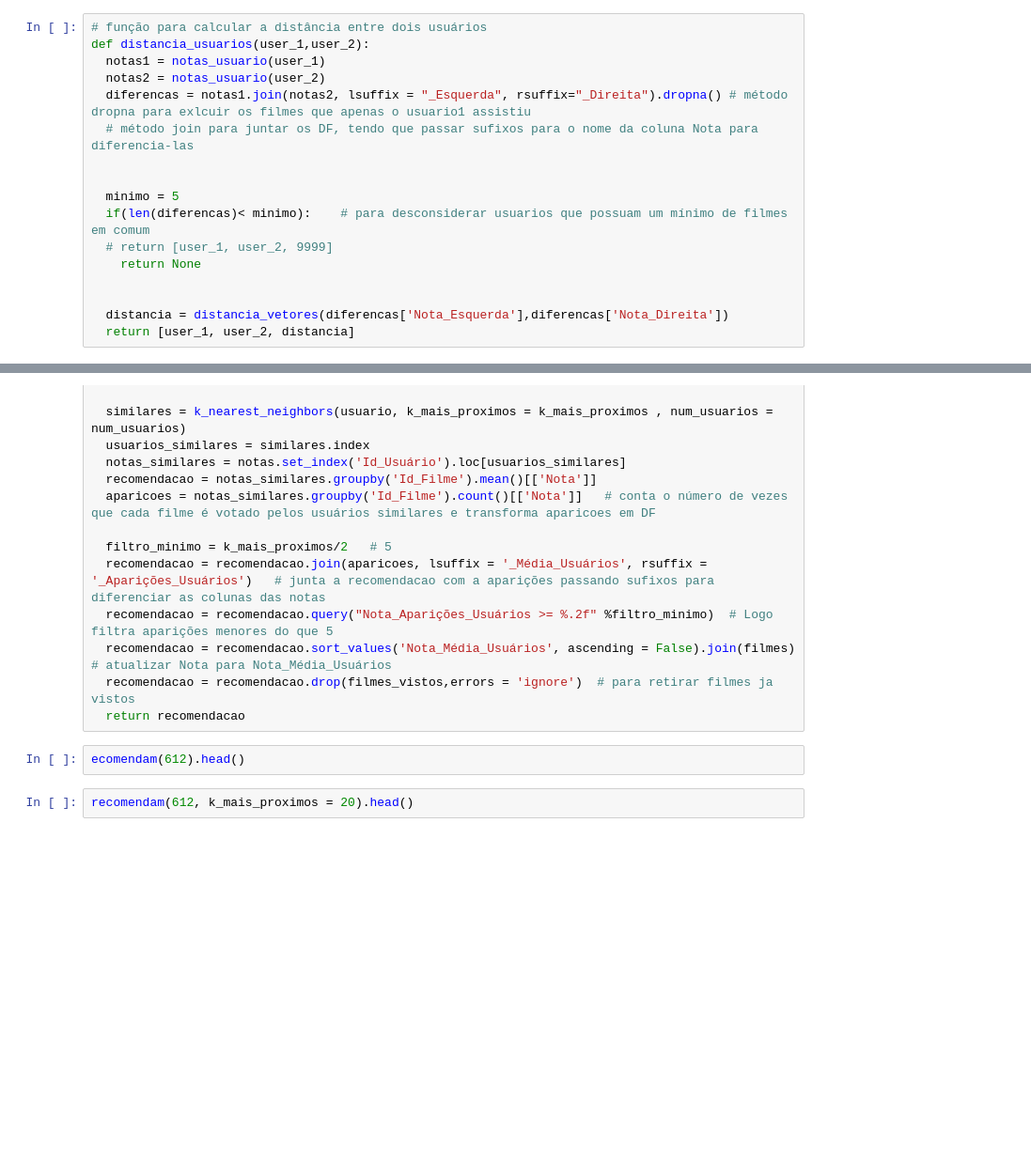
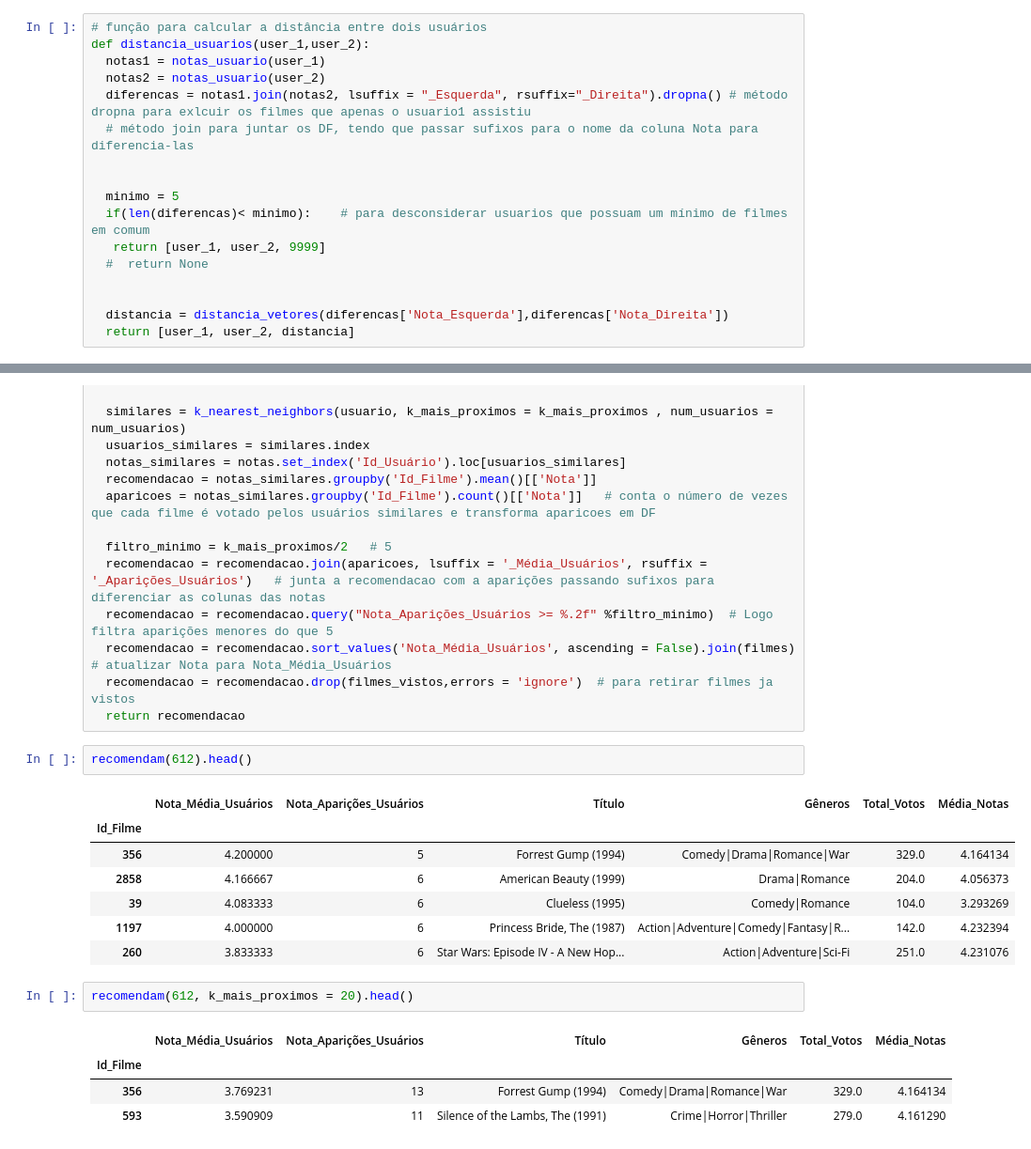
Before and after one commit to paulovbpo/deep_learning_keras, a Jupyter notebook: recomendation_system.ipynb, the cells around one changed output, grey strips where cells are left out. Shown: that part at 94% size. Saved outputs shown, nothing was run; the diff lists cells and outputs as text; blank space fills up the shorter version.

```diff
--- a/recomendation_system.ipynb
+++ b/recomendation_system.ipynb
@@ -133,8 +135,8 @@ def distancia_usuarios(user_1,user_2):
 
   minimo = 5
   if(len(diferencas)< minimo):    # para desconsiderar usuarios que possuam um mínimo de filmes em comum
-  # return [user_1, user_2, 9999]
-    return None
+   return [user_1, user_2, 9999]
+  #  return None
 
 
   distancia = distancia_vetores(diferencas['Nota_Esquerda'],diferencas['Nota_Direita'])
@@ -265,8 +317,21 @@ def recomendam(usuario, k_mais_proximos = 10, num_usuarios = None):
   recomendacao = recomendacao.drop(filmes_vistos,errors = 'ignore')  # para retirar filmes ja vistos
   return recomendacao
 # %%
-ecomendam(612).head()
+recomendam(612).head()
+# %% [output]
+|  | Nota_Média_Usuários | Nota_Aparições_Usuários | Título | Gêneros | Total_Votos | Média_Notas |
+| Id_Filme |  |  |  |  |  |  |
+| 356 | 4.200000 | 5 | Forrest Gump (1994) | Comedy|Drama|Romance|War | 329.0 | 4.164134 |
+| 2858 | 4.166667 | 6 | American Beauty (1999) | Drama|Romance | 204.0 | 4.056373 |
+| 39 | 4.083333 | 6 | Clueless (1995) | Comedy|Romance | 104.0 | 3.293269 |
+| 1197 | 4.000000 | 6 | Princess Bride, The (1987) | Action|Adventure|Comedy|Fantasy|R... | 142.0 | 4.232394 |
+| 260 | 3.833333 | 6 | Star Wars: Episode IV - A New Hop... | Action|Adventure|Sci-Fi | 251.0 | 4.231076 |
 # %%
 recomendam(612, k_mais_proximos = 20).head()
+# %% [output]
+|  | Nota_Média_Usuários | Nota_Aparições_Usuários | Título | Gêneros | Total_Votos | Média_Notas |
+| Id_Filme |  |  |  |  |  |  |
+| 356 | 3.769231 | 13 | Forrest Gump (1994) | Comedy|Drama|Romance|War | 329.0 | 4.164134 |
+| 593 | 3.590909 | 11 | Silence of the Lambs, The (1991) | Crime|Horror|Thriller | 279.0 | 4.161290 |
 # %%
 recomendam(1).head()
```
Also changed, not shown: parts of 9 cells of this notebook.
